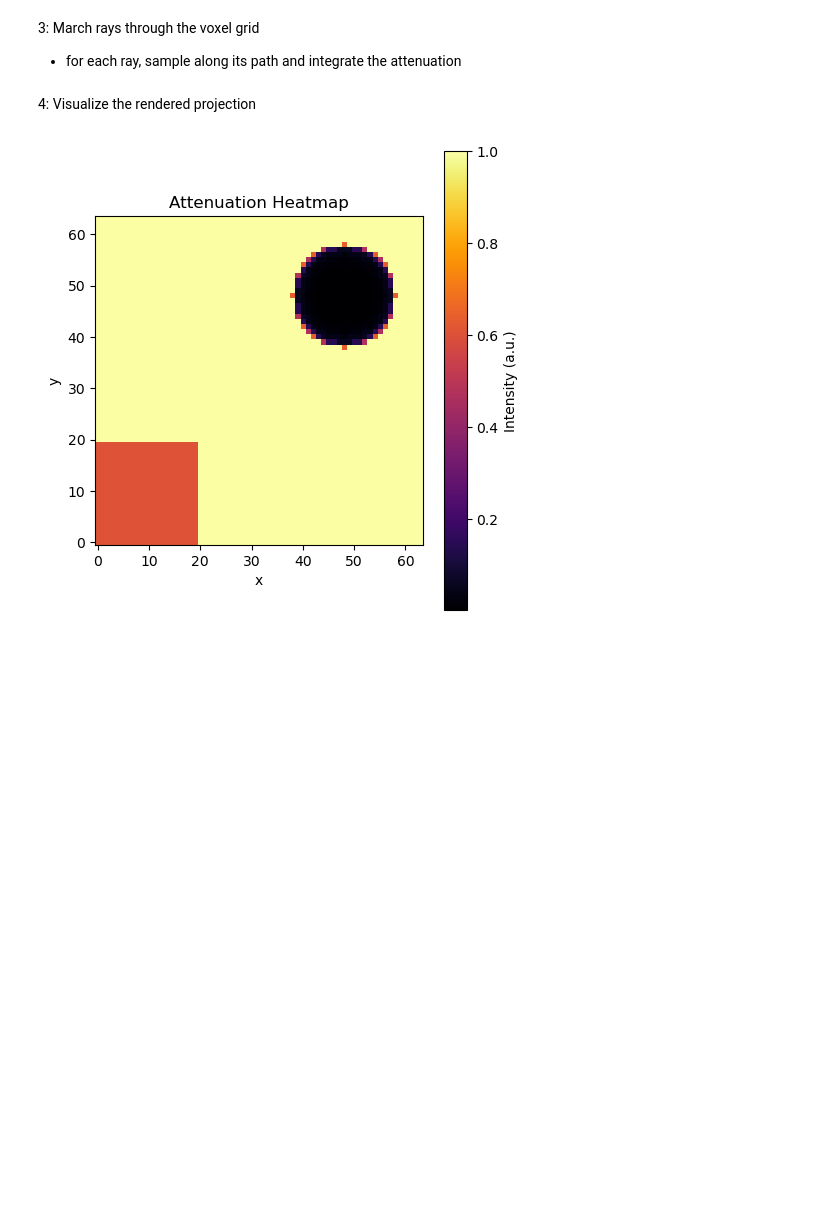
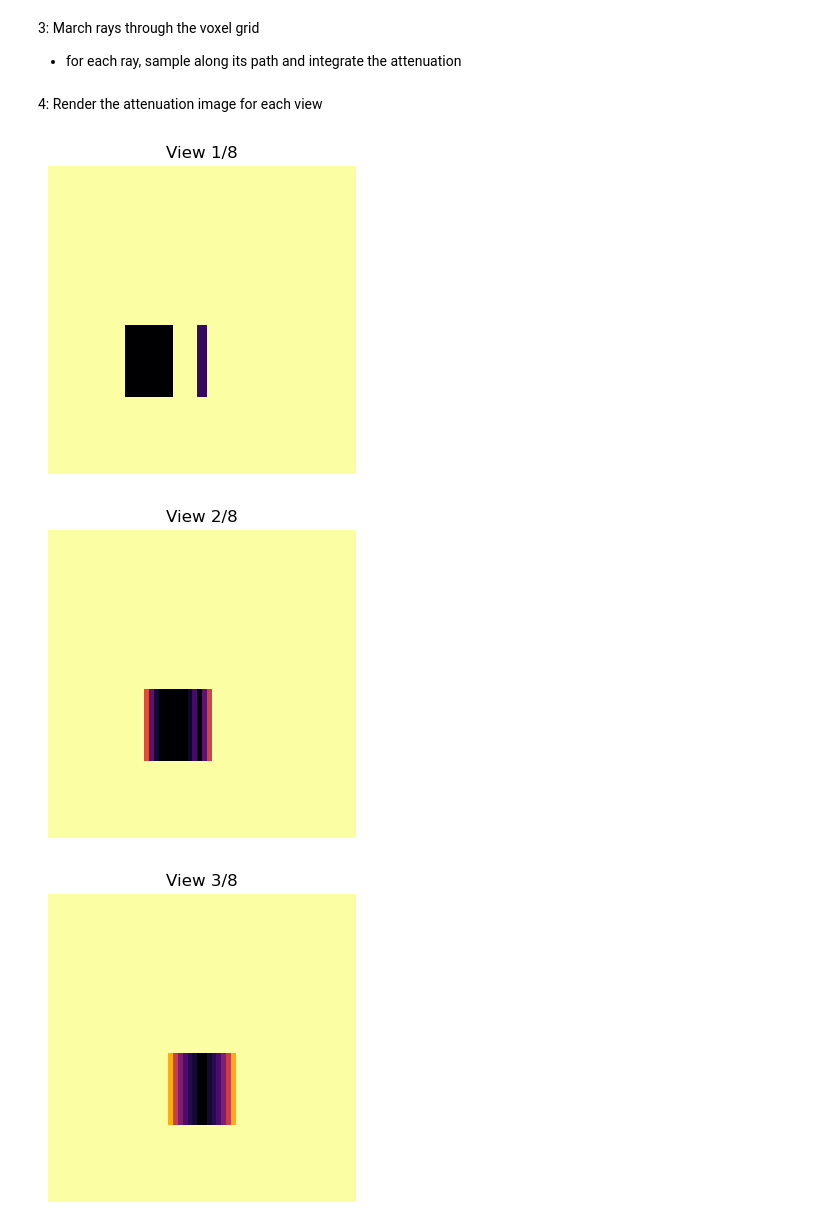
Before and after one commit to marcosolime/sim-carving, a Jupyter notebook: exp_6.ipynb, the cells around one changed output. Saved outputs shown, nothing was run; the diff lists cells and outputs as text; code cells hidden in the pictures; blank space fills up the shorter version.

Commit message:
3d views

```diff
--- a/exp_6.ipynb
+++ b/exp_6.ipynb
@@ -54,10 +53,0 @@ plt.show()
-# %%
-H, W = 64, 64
-xs = np.linspace(0, Nx-1, W)
-ys = np.linspace(0, Ny-1, H)
-zs = np.full((H, W), Nz-1)   # same z for all rays
-
-X, Y, Z = np.meshgrid(xs, ys, zs, indexing='xy')
-origins = np.stack([X[...,0], Y[...,0], Z[...,0]], axis=-1).reshape(-1, 3)
-
-directions = np.tile(np.array([0, 0, -1]), (H*W, 1))
@@ -79,26 +134,24 @@ def render_volume(mu, origins, directions, step=1.0):
         pos = o.copy()
         # check out-of-bounds
         while 0 <= pos[0] < Nx and 0 <= pos[1] < Ny and 0 <= pos[2] < Nz:
-            ix, iy, iz = np.round(pos).astype(int)
+            ix, iy, iz = np.floor(pos).astype(int)
             intensity *= np.exp(-mu[ix, iy, iz] * step)
             pos += d * step
         img[i] = intensity
     return img
-
-img = render_volume(mu, origins, directions, step=0.5)
-img = img.reshape(H, W)
 # %% [markdown]
-4: Visualize the rendered projection
+4: Render the attenuation image for each view
 # %%
 import matplotlib.pyplot as plt
 
-plt.figure(figsize=(5, 5))
-plt.imshow(img, cmap='inferno', origin='lower')
-plt.title("Attenuation Heatmap")
-plt.xlabel("x")
-plt.ylabel("y")
-plt.colorbar(label="Intensity (a.u.)")
-plt.tight_layout()
-plt.show()
+for k, (origins, dirs) in enumerate(zip(all_origins, all_dirs)):
+    img = render_volume(mu, origins, dirs, step=0.5).reshape(res)
+    plt.figure(figsize=(4,4))
+    plt.imshow(img, cmap='inferno', origin='lower')
+    plt.title(f"View {k+1}/{num_views}")
+    plt.axis('off')
+    plt.show()
 # %% [output]
-[figure, old version]
+[figure, new version]
+[figure, added]
+[figure, added]
```
Also changed, not shown: parts of 7 cells of this notebook, 1 other file.
